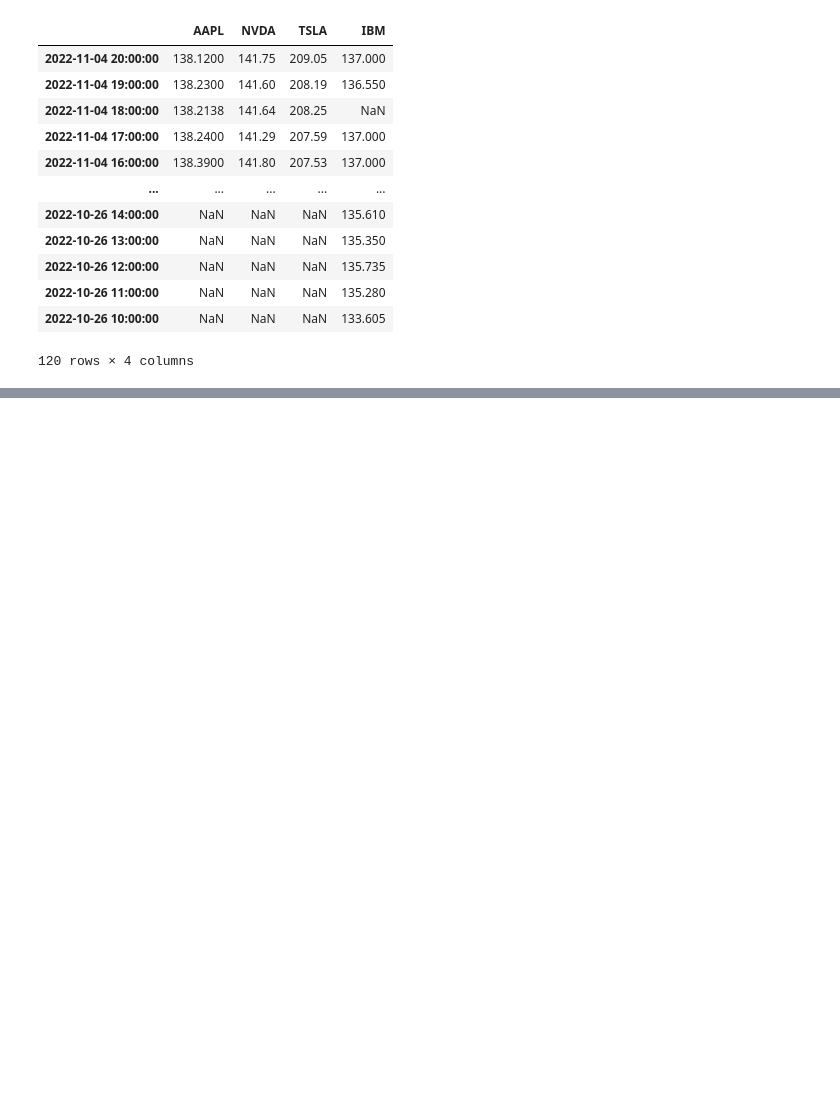
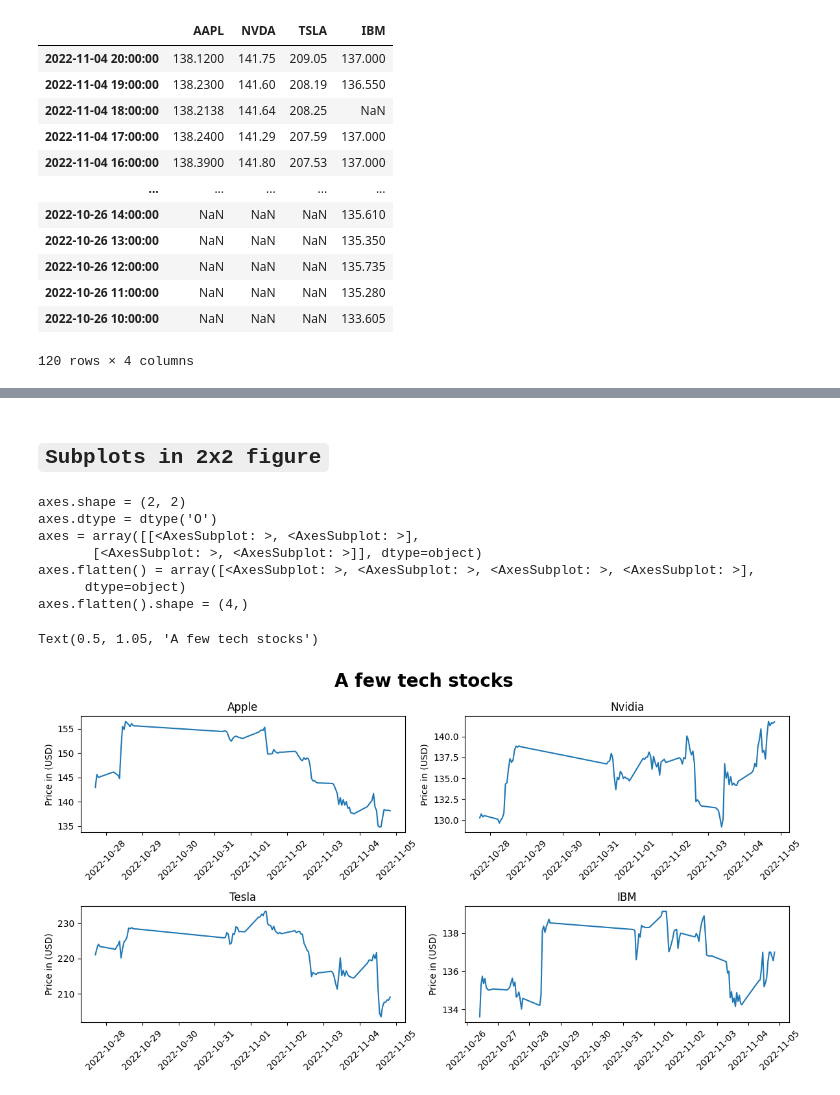
Before and after one commit to kokchun/Databehandling-AI22, a Jupyter notebook: Code-alongs/L4.1-stocks_api.ipynb, the cells around one changed output, grey strips where cells are left out. Saved outputs shown, nothing was run; the diff lists cells and outputs as text; code cells hidden in the pictures; blank space fills up the shorter version.

Commit message:
code alongs stocks api

```diff
--- a/Code-alongs/L4.1-stocks_api.ipynb
+++ b/Code-alongs/L4.1-stocks_api.ipynb
@@ -132,0 +135,7 @@ px.line(
+# %%
+#print(stocks.index.dtype)
+
+# convert dtype object to datetime
+stocks.index = pd.to_datetime(stocks.index)
+print(stocks.index.dtype)
+stocks.head()
@@ -132,0 +233,33 @@ px.line(
+# %% [markdown]
+## `Subplots in 2x2 figure`
+# %%
+import seaborn as sns
+import matplotlib.pyplot as plt
+
+fig, axes = plt.subplots(2,2, figsize = (12,6))
+
+print(f"{axes.shape = }")
+print(f"{axes.dtype = }")
+print(f"{axes = }")
+print(f"{axes.flatten() = }")
+print(f"{axes.flatten().shape = }")
+
+stock_names = {"AAPL": "Apple", "NVDA": "Nvidia", "TSLA": "Tesla", "IBM": "IBM"}
+
+for ax, symbol in zip(axes.flatten(), stock_names):
+    sns.lineplot(data = stocks, x = stocks.index, y = symbol, ax = ax)
+    ax.set(title = f"{stock_names[symbol]}", ylabel="Price in (USD)")
+    ax.tick_params(axis = "x", rotation = 45)
+
+fig.tight_layout()
+fig.suptitle("A few tech stocks", y = 1.05, fontweight = "bold", fontsize=20)
+# %% [output]
+axes.shape = (2, 2)
+axes.dtype = dtype('O')
+axes = array([[<AxesSubplot: >, <AxesSubplot: >],
+       [<AxesSubplot: >, <AxesSubplot: >]], dtype=object)
+axes.flatten() = array([<AxesSubplot: >, <AxesSubplot: >, <AxesSubplot: >, <AxesSubplot: >],
+      dtype=object)
+axes.flatten().shape = (4,)
+Text(0.5, 1.05, 'A few tech stocks')
+[figure, added]
```
Also changed, not shown: parts of 6 cells of this notebook.
